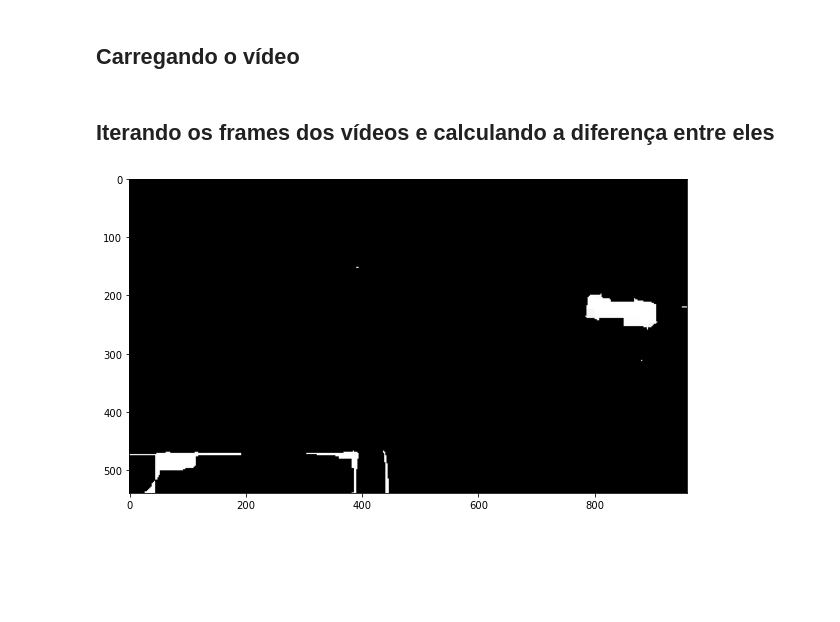
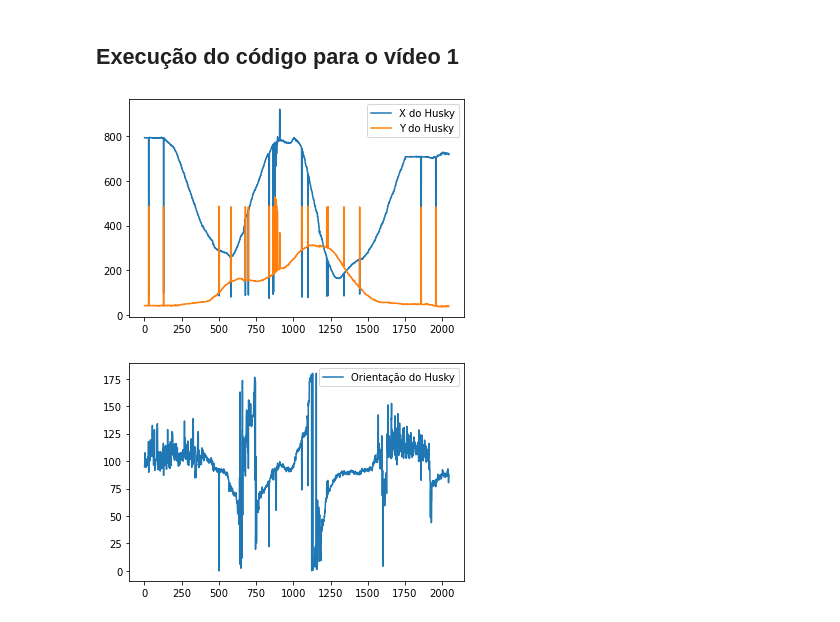
Before and after one commit to Chiiip/ComputerVisionHuskyDetection, a Jupyter notebook: Trabalho.ipynb, the cells around one changed output. Cells and saved outputs as stored; diff of their text form; code cells hidden in the pictures; blank space fills up the shorter version.

```diff
--- a/Trabalho.ipynb
+++ b/Trabalho.ipynb
@@ -0,0 +48,25 @@
+# %%
+def plot_orientation(husky_contours):
+
+    # Orientação:
+    orientation = []
+
+    # Contagem do frame
+
+    frames = []
+
+    frame_number = 0
+
+    for cnt in husky_contours:
+
+        frame_number = frame_number + 1
+        frames.append(frame_number)
+
+        # obtendo orientação da elipse equivalente
+        (x,y),(MA,ma),angle = cv2.fitEllipse(cnt)
+
+        orientation.append(angle)
+
+    plt.plot(frames, orientation, label = "Orientação do Husky")
+    plt.legend()
+    plt.show()
@@ -1,2 +131,2 @@
 # %% [markdown]
-## Carregando o vídeo
+## Execução do código para o vídeo 1
@@ -18,21 +133,6 @@ movie = VideoFile('Video2_husky.mp4')
-# %% [markdown]
-## Iterando os frames dos vídeos e calculando a diferença entre eles
-# %%
-threshold = 200
-kernel_opening = np.ones((5, 25), np.uint8)
-kernel_closing = np.ones((40, 40), np.uint8)
-kG = Kernel.Gauss(sigma=5, h=8)
-
-for frame in movie:
-    #hue = colorspace_convert(frame.convolve(kG).rgb, 'rgb', 'hsv')[:, :, 0]
-    hue = colorspace_convert(frame.rgb, 'rgb', 'hsv')[:, :, 0]
-    hue[hue < 170] = 0
-    #opening = cv2.morphologyEx(hue, cv2.MORPH_OPEN, kernel_opening)
-    closing = cv2.morphologyEx(hue, cv2.MORPH_CLOSE, kernel_closing)
-    plt.subplots(figsize=(10, 8))
-    imgplot = plt.imshow(closing)
-    #imgplot = plt.imshow(hue)
-    plt.show()
-    clear_output(wait=True)
-# %% [output]
-[figure, removed]
+# %%
+filename = 'video1_husky.mp4'
+detect_husky_pose(filename, False, True) # gravando o vídeo e sem plotar durante a execução do programa
+# %% [output]
+[figure, added]
+[figure, added]
```
Also changed, not shown: parts of 10 cells of this notebook.
